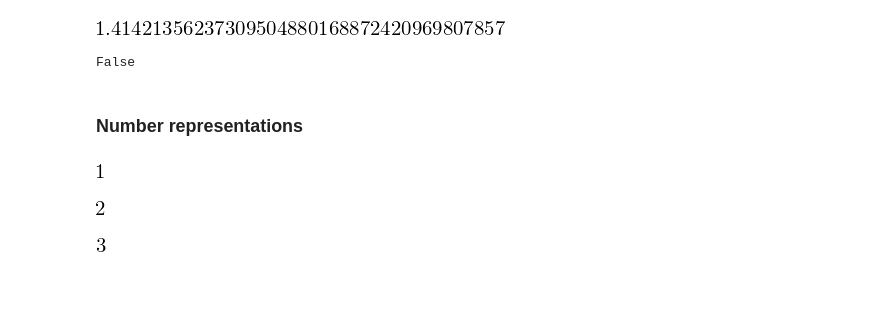
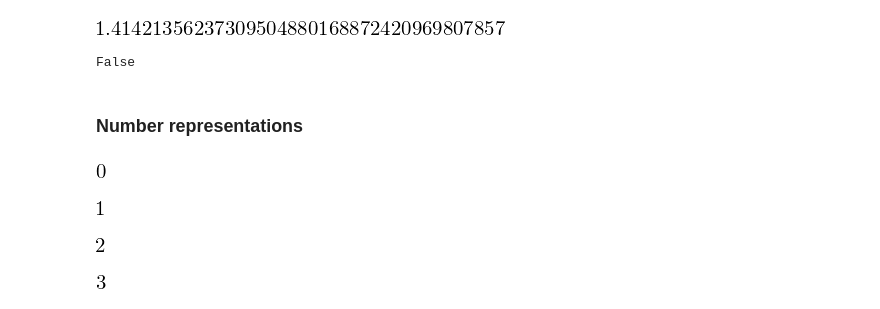
Before and after one commit to minireference/basicmath, a Jupyter notebook: Notebooks/Numbers.ipynb, the cells around one changed output. Drawn from its saved outputs; the diff is of its cells as text; code cells hidden in the pictures; blank space fills up the shorter version.

```diff
--- a/Notebooks/Numbers.ipynb
+++ b/Notebooks/Numbers.ipynb
@@ -68,6 +72,10 @@ sqrt(2).is_Rational
 False
 # %% [markdown]
 ### Number representations
+# %%
+0
+# %% [output]
+[figure, added]
 # %%
 0 +1
 # %% [output]
```
Also changed, not shown: parts of 11 cells of this notebook.
